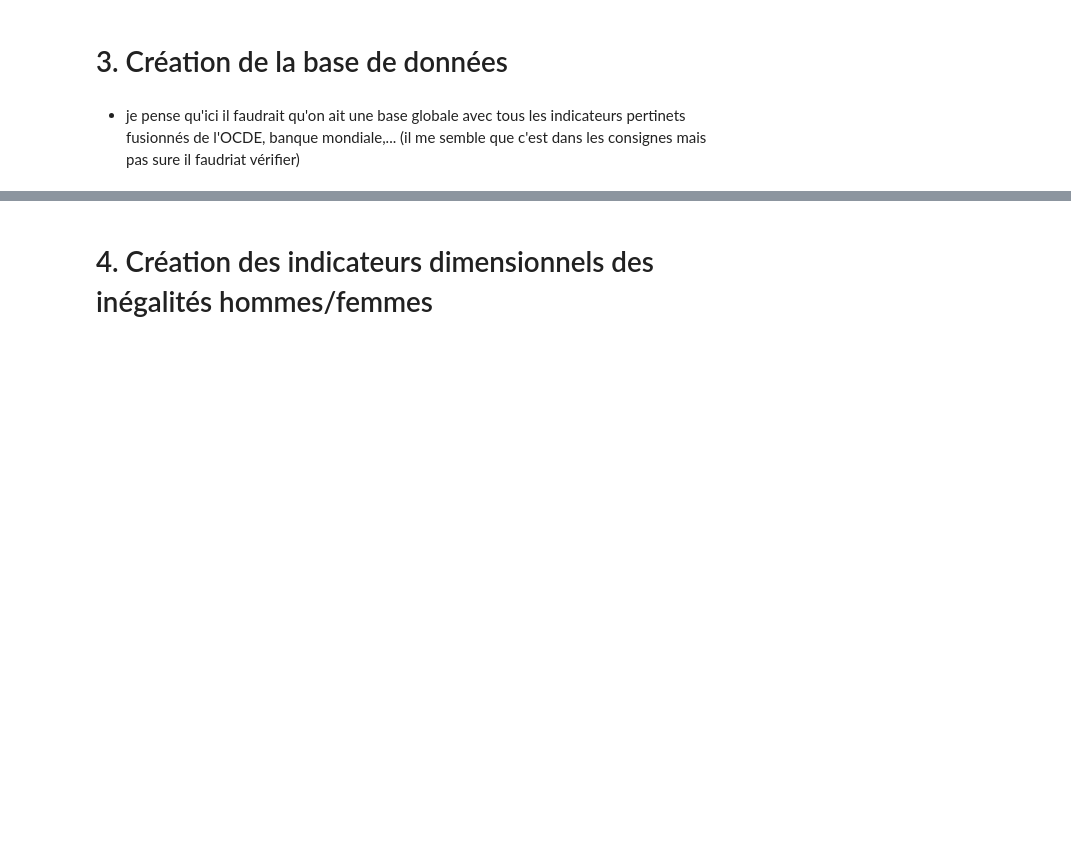
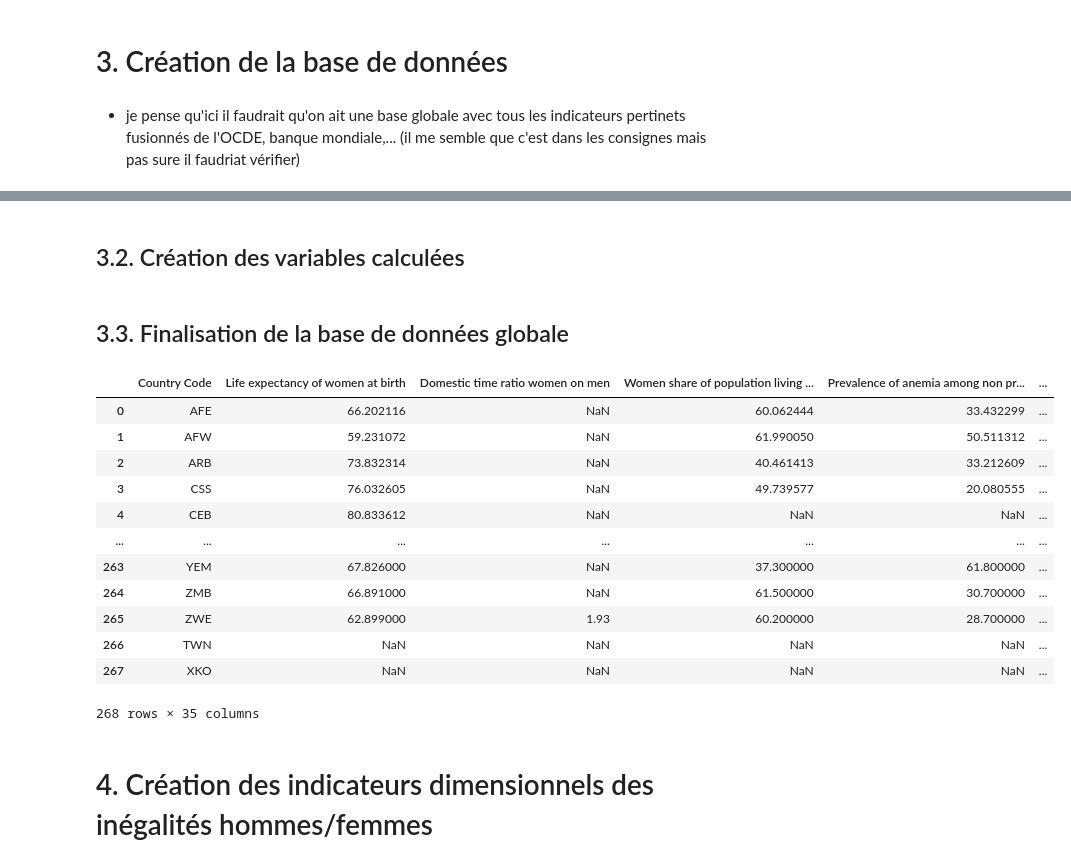
Before and after one commit to cmllbll/Gender-Inequalities-and-Development, a Jupyter notebook: Notebook final.ipynb, the cells around one changed output, grey strips where cells are left out. Saved outputs shown, nothing was run; the diff lists cells and outputs as text; code cells hidden in the pictures; blank space fills up the shorter version.

Commit message:
Update Notebook final.ipynb
Création de la base de données globale

```diff
--- a/Notebook final.ipynb
+++ b/Notebook final.ipynb
@@ -648,4 +635,4 @@ df = df.merge(df_vulnerableM, on='Country Code', how='outer')
 df = df.merge(df_avortement, on='Country Code', how='left')
 df = df.merge(df_rp, on='Country Code', how='outer')
 df = df.merge(data_fertility2, on='Country Code', how='left')
-df.drop_duplicates()
+df= df.drop_duplicates()
@@ -666,3 +639,43 @@ df.drop_duplicates()
+# %%
+# On supprime les lignes sans code pays
+supprimer=["None"]
+df=df[~df['Country Code'].isin(supprimer)]
+# %%
+#On réinitialise l'index
+df = df.reset_index(drop=True)
+# %% [markdown]
+## 3.2. Création des variables calculées
+# %%
+df["Share of np women living without anemia"]=100-df["Prevalence of anemia among non pregnant women"]
+df["Share of np women living without HIV"]=100-df["Women share of population living with HIV"]
+df["Domestic time ratio women on men (quota)"]=100-df["Domestic time ratio women on men"]
+df["Ratio women on men ado out school"]= df["Adolescents s share out of school, female"]/df["Adolescents s share out of school, male"]
+df["Ratio women on men children out school"]= df["Children s share out of school, female"]/df["Children s share out of school, male"]
+df["Ratio women on men completed primary"]= df["Women who completed primary"]/df["Men who completed primary"]
+df["Contraception used without wanting having children"]=100-df["No contraception used without wanting having children"]
+df["No physical and sexual violences on women"]=100-df["Physical and sexual violences on women"]
+df["Ratio women on men vulnerable job"]= df["Vulnerable job, female"]/df["Vulnerable job, male"]
+df["Ratio women on men vulnerable job Tx"]=100-df["Ratio women on men vulnerable job"]
+# %% [markdown]
+## 3.3. Finalisation de la base de données globale
+# %%
+# On ajoute les données du PIB
+df = df.merge(df_pib_name, on='Country Code', how='left')
+df
+# %% [output]
+|  | Country Code | Life expectancy of women at birth | Domestic time ratio women on men | Women share of population living ... | Prevalence of anemia among non pr... | ... |
+| 0 | AFE | 66.202116 | NaN | 60.062444 | 33.432299 | ... |
+| 1 | AFW | 59.231072 | NaN | 61.990050 | 50.511312 | ... |
+| 2 | ARB | 73.832314 | NaN | 40.461413 | 33.212609 | ... |
+| 3 | CSS | 76.032605 | NaN | 49.739577 | 20.080555 | ... |
+| 4 | CEB | 80.833612 | NaN | NaN | NaN | ... |
+| ... | ... | ... | ... | ... | ... | ... |
+| 263 | YEM | 67.826000 | NaN | 37.300000 | 61.800000 | ... |
+| 264 | ZMB | 66.891000 | NaN | 61.500000 | 30.700000 | ... |
+| 265 | ZWE | 62.899000 | 1.93 | 60.200000 | 28.700000 | ... |
+| 266 | TWN | NaN | NaN | NaN | NaN | ... |
+| 267 | XKO | NaN | NaN | NaN | NaN | ... |
+268 rows × 35 columns
 # %% [markdown]
 # 4. Création des indicateurs dimensionnels des inégalités hommes/femmes
 # %% [markdown]
```
Also changed, not shown: parts of 4 cells of this notebook.
